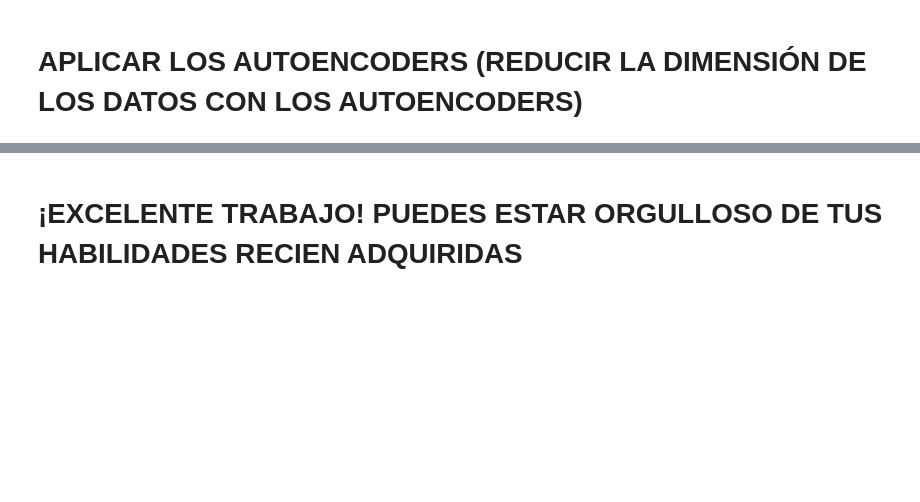
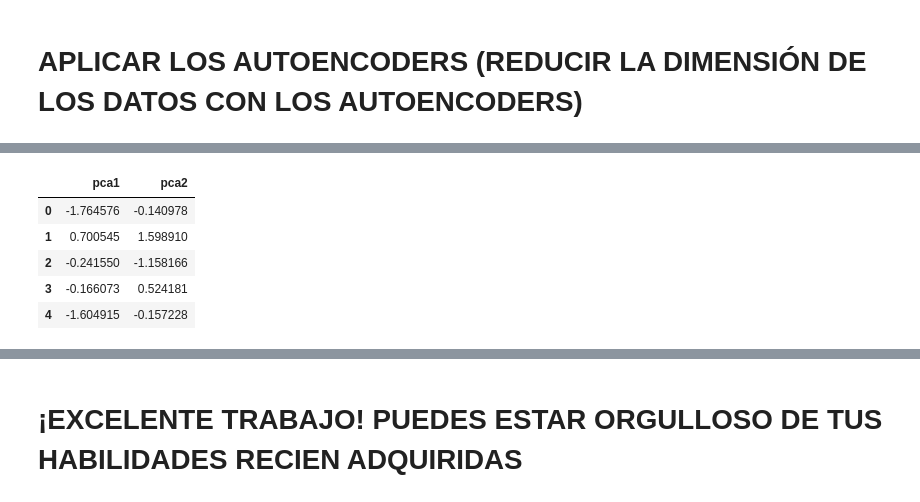
Before and after one commit to sergioarnold87/Practica_Sergio, a Jupyter notebook: 2. Departamento de Marketing/Departamento_de_Marketing.ipynb, the cells around one changed output, grey strips where cells are left out. Saved outputs shown, nothing was run; the diff lists cells and outputs as text; code cells hidden in the pictures; blank space fills up the shorter version.

```diff
--- a/2. Departamento de Marketing/Departamento_de_Marketing.ipynb
+++ b/2. Departamento de Marketing/Departamento_de_Marketing.ipynb
@@ -479,0 +578,12 @@ Epoch 25/25
+# %%
+pca = PCA(n_components=2)
+princ_comp = pca.fit_transform(pred)
+pca_df = pd.DataFrame(data = princ_comp, columns=["pca1", "pca2"])
+pca_df.head()
+# %% [output]
+|  | pca1 | pca2 |
+| 0 | -1.764576 | -0.140978 |
+| 1 | 0.700545 | 1.598910 |
+| 2 | -0.241550 | -1.158166 |
+| 3 | -0.166073 | 0.524181 |
+| 4 | -1.604915 | -0.157228 |
```
Also changed, not shown: parts of 14 cells of this notebook, 1 other file.
